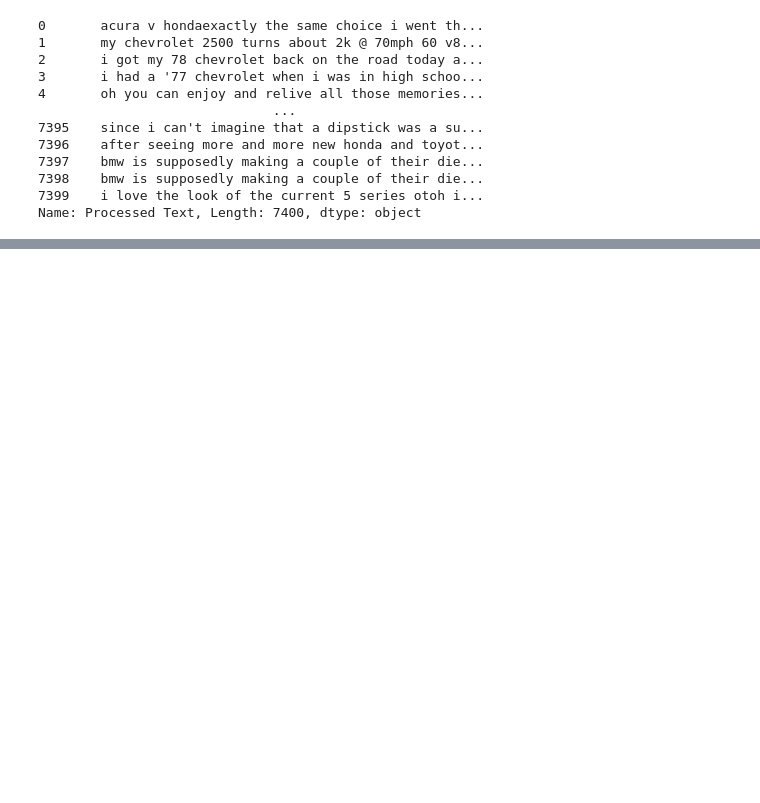
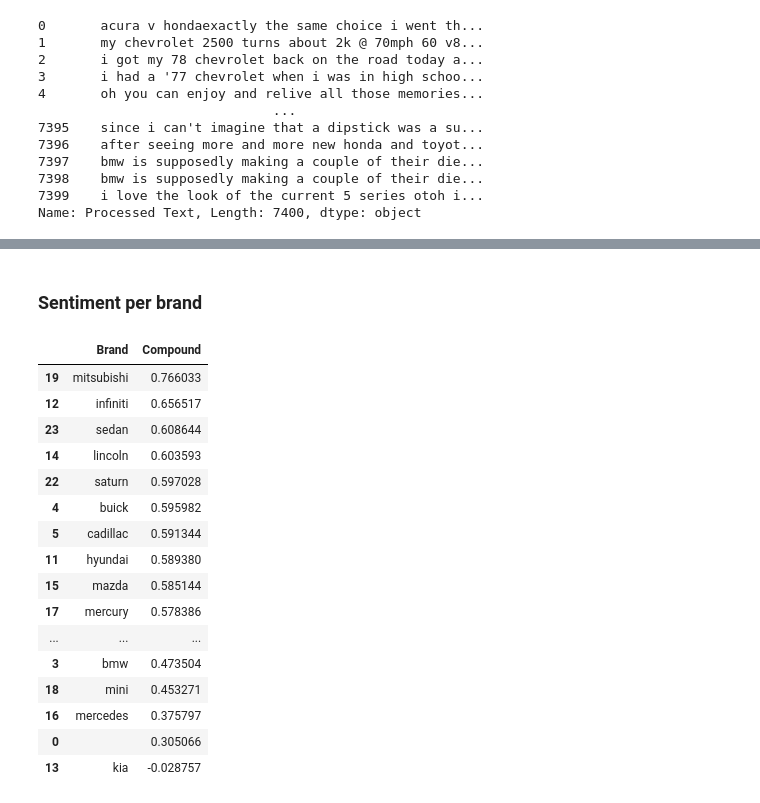
Before and after one commit to cw0033/Text-Analysis, a Jupyter notebook: Group Assignment_Task E.ipynb, the cells around one changed output, grey strips where cells are left out. Saved outputs shown, nothing was run; the diff lists cells and outputs as text; code cells hidden in the pictures; blank space fills up the shorter version.

```diff
--- a/Group Assignment_Task E.ipynb
+++ b/Group Assignment_Task E.ipynb
@@ -666,0 +669,41 @@ attribute_sentiment_df.head(10)
+# %% [markdown]
+### Sentiment per brand
+# %%
+# Expand the 'Brands Mentioned' column into a list of brands
+# This assumes that brands in 'Brands Mentioned' column are separated by commas
+expanded_brands = filtered_data_with_sentiments['Brands Mentioned'].str.split(', ', expand=True)
+
+# Melt the expanded brands back into a single column while keeping the index for joining with sentiment scores
+melted_brands = expanded_brands.melt(ignore_index=False).dropna()
+
+# Remove the 'variable' column and rename the 'value' column to 'Brand'
+melted_brands = melted_brands.drop('variable', axis=1).rename(columns={'value': 'Brand'})
+
+# Join the melted brands with the sentiment scores from filtered_data_with_sentiments DataFrame
+brand_sentiments = melted_brands.join(filtered_data_with_sentiments['Compound'])
+#brand_sentiments.shape
+#brand_sentiments.head(10)
+
+# Now we group by the brand and calculate the average compound sentiment score per unique brand
+average_brand_sentiment = brand_sentiments.groupby('Brand')['Compound'].mean().reset_index()
+
+average_brand_sentiment=average_brand_sentiment.sort_values(by='Compound', ascending=False)
+average_brand_sentiment.head(30)
+# %% [output]
+|  | Brand | Compound |
+| 19 | mitsubishi | 0.766033 |
+| 12 | infiniti | 0.656517 |
+| 23 | sedan | 0.608644 |
+| 14 | lincoln | 0.603593 |
+| 22 | saturn | 0.597028 |
+| 4 | buick | 0.595982 |
+| 5 | cadillac | 0.591344 |
+| 11 | hyundai | 0.589380 |
+| 15 | mazda | 0.585144 |
+| 17 | mercury | 0.578386 |
+| ... | ... | ... |
+| 3 | bmw | 0.473504 |
+| 18 | mini | 0.453271 |
+| 16 | mercedes | 0.375797 |
+| 0 |  | 0.305066 |
+| 13 | kia | -0.028757 |
```
Also changed, not shown: parts of 12 cells of this notebook.
